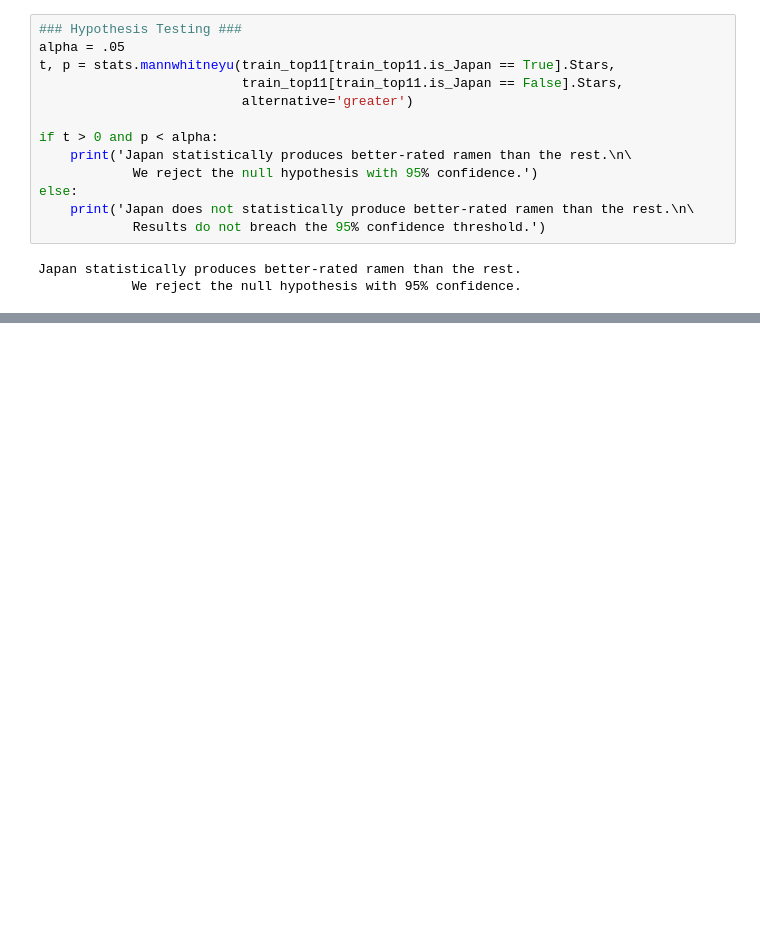
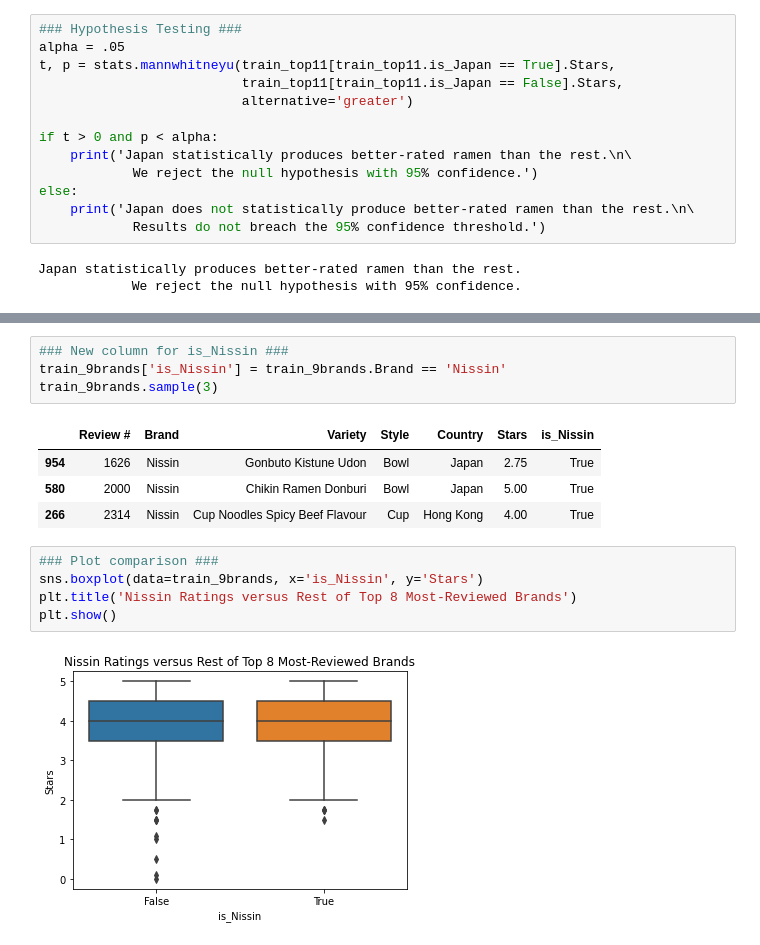
Before and after one commit to JacobPaxton/ramen-classification, a Jupyter notebook: draft_workspace.ipynb, the cells around one changed output, grey strips where cells are left out. Cells and saved outputs as stored; diff of their text form; blank space fills up the shorter version.

```diff
--- a/draft_workspace.ipynb
+++ b/draft_workspace.ipynb
@@ -342,0 +387,16 @@ Japan statistically produces better-rated ramen than the rest.
+# %%
+### New column for is_Nissin ###
+train_9brands['is_Nissin'] = train_9brands.Brand == 'Nissin'
+train_9brands.sample(3)
+# %% [output]
+|  | Review # | Brand | Variety | Style | Country | Stars | is_Nissin |
+| 954 | 1626 | Nissin | Gonbuto Kistune Udon | Bowl | Japan | 2.75 | True |
+| 580 | 2000 | Nissin | Chikin Ramen Donburi | Bowl | Japan | 5.00 | True |
+| 266 | 2314 | Nissin | Cup Noodles Spicy Beef Flavour | Cup | Hong Kong | 4.00 | True |
+# %%
+### Plot comparison ###
+sns.boxplot(data=train_9brands, x='is_Nissin', y='Stars')
+plt.title('Nissin Ratings versus Rest of Top 8 Most-Reviewed Brands')
+plt.show()
+# %% [output]
+[figure, added]
```
Also changed, not shown: parts of 25 cells of this notebook.
